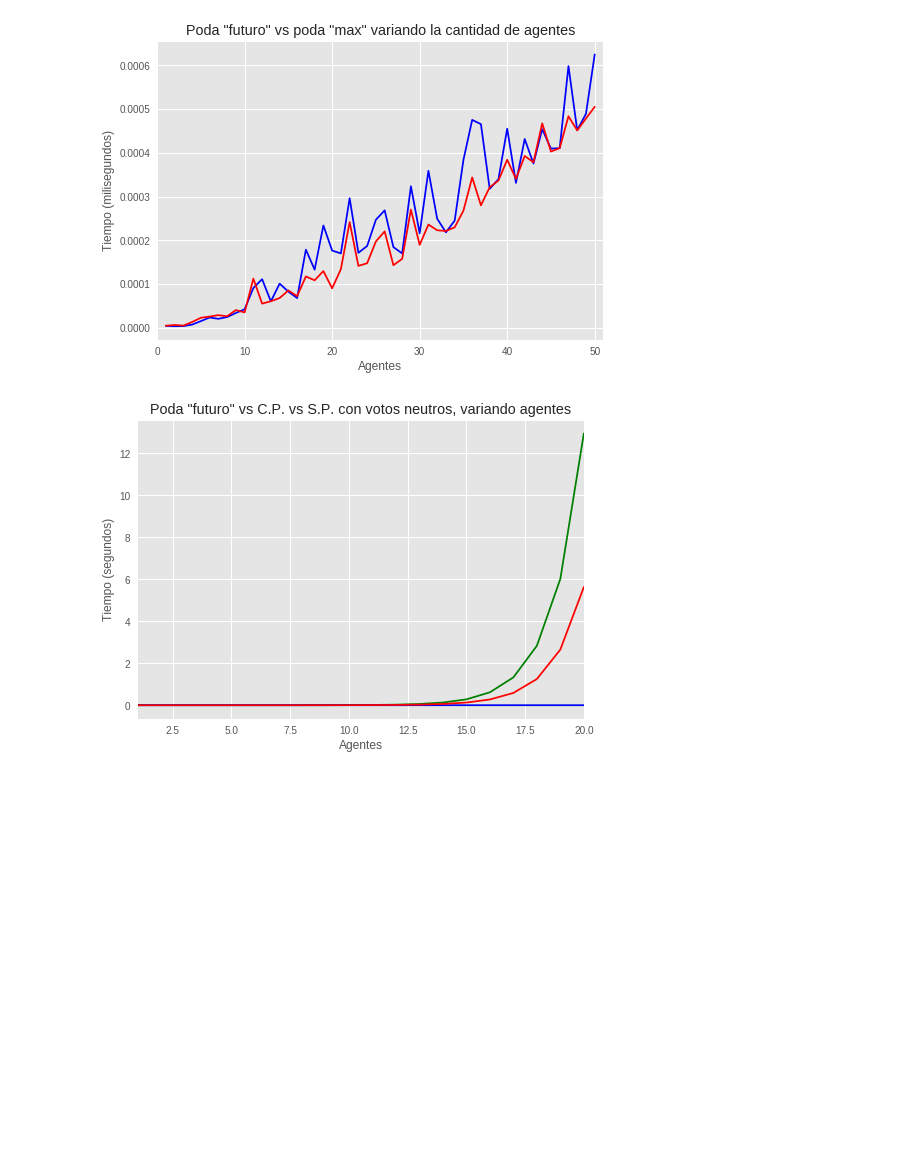
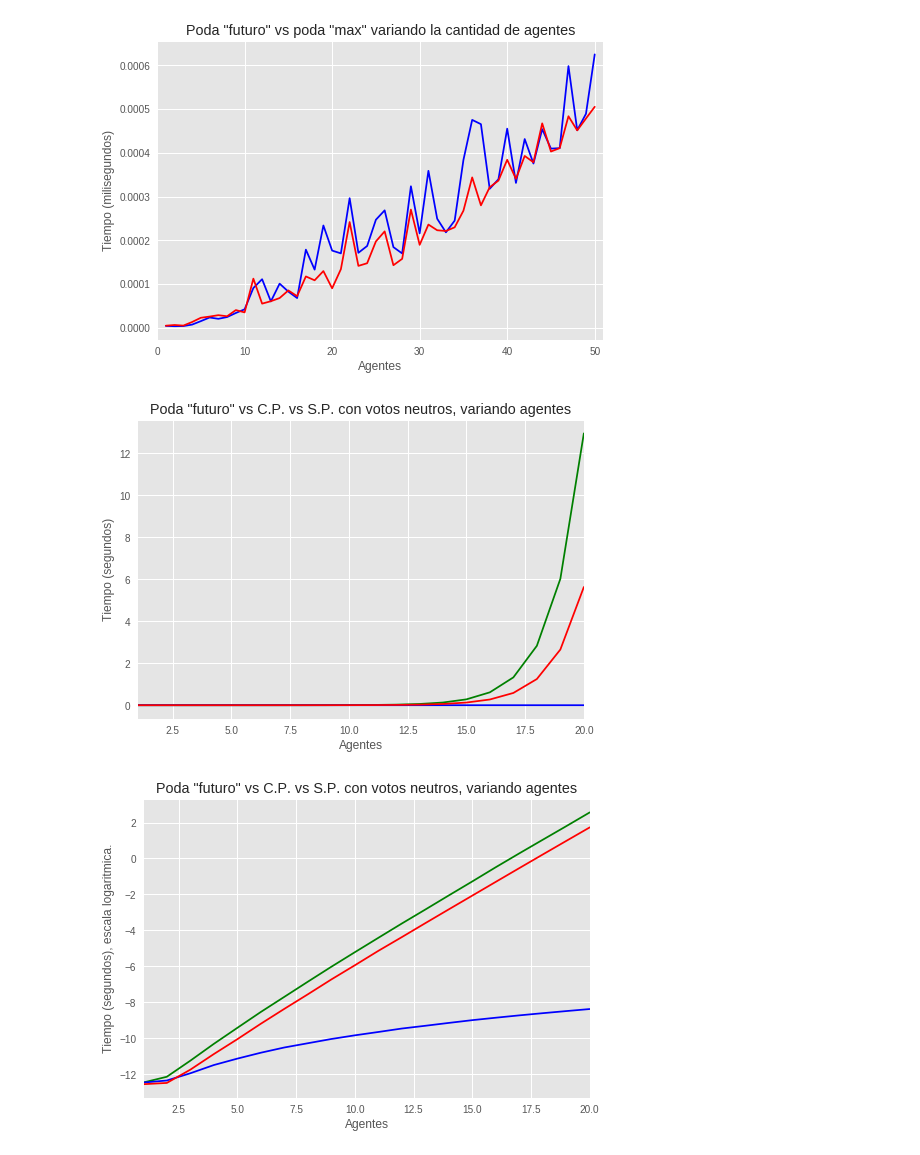
Before and after one commit to istng/Algo3-TP1, a Jupyter notebook: resultados/graficador.ipynb, the cells around one changed output. Saved outputs shown, nothing was run; the diff lists cells and outputs as text; code cells hidden in the pictures; blank space fills up the shorter version.

Commit message:
va el graficador hecho y derecho

```diff
--- a/resultados/graficador.ipynb
+++ b/resultados/graficador.ipynb
@@ -123,33 +121,45 @@ mostrar()
 
 #0 agentesVariados_conPodaFuturo (ROJO) vs 1 agentesVariados_conPodaMax (AZUL)
 df_todos[3]['tiempo'] = df_todos[3]['tiempo']*1000
 df_todos[2]['tiempo'] = df_todos[2]['tiempo']*1000
 graficador(df_todos[1], 'agentes', 'tiempo', 'S.P. vs C.P. variando la cantidad de agentes', 'Agentes', 'Tiempo (milisegundos)', True, 'b')
 graficador(df_todos[0], 'agentes', 'tiempo', 'Poda "futuro" vs poda "max" variando la cantidad de agentes', 'Agentes', 'Tiempo (milisegundos)', True, 'r')
 sns.plt.xlim((0,51))
 mostrar()
 
+
 #4 cerosVariados_conPodaFuturo (VERDE) vs 5 cerosVariados_conPodas (AZUL) vs 6 cerosVariados_sinPodas (ROJO)
-graficador(df_todos[4], 'agentes', 'tiempo', 'Poda "futuro" vs poda "max" variando la cantidad de votos', 'Votos', 'Tiempo (segundos)', True, 'g')
-graficador(df_todos[5], 'agentes', 'tiempo', 'Poda "futuro" vs poda "max" variando la cantidad de votos', 'Votos', 'Tiempo (segundos)', True, 'b')
+graficador(df_todos[4], 'agentes', 'tiempo', 'Poda "futuro" vs C.P. vs S.P. con votos neutros, variando agentes', 'Agentes', 'Tiempo (segundos)', True, 'g')
+graficador(df_todos[5], 'agentes', 'tiempo', 'Poda "futuro" vs C.P. vs S.P. con votos neutros, variando agentes', 'Agentes', 'Tiempo (segundos)', True, 'b')
 graficador(df_todos[6], 'agentes', 'tiempo', 'Poda "futuro" vs C.P. vs S.P. con votos neutros, variando agentes', 'Agentes', 'Tiempo (segundos)', True, 'r')
-ax.set_yscale('log')
 #sns.plt.xlim((0,45))
 mostrar()
+
+
+#4 cerosVariados_conPodaFuturo (VERDE) vs 5 cerosVariados_conPodas (AZUL) vs 6 cerosVariados_sinPodas (ROJO)
+df_todos[4]['tiempo'] = np.log(df_todos[4]['tiempo'])
+df_todos[5]['tiempo'] = np.log(df_todos[5]['tiempo'])
+df_todos[6]['tiempo'] = np.log(df_todos[6]['tiempo'])
+graficador(df_todos[4], 'agentes', 'tiempo', 'Poda "futuro" vs C.P. vs S.P. con votos neutros, variando agentes', 'Agentes', 'Tiempo (segundos), escala logaritmica.', True, 'g')
+graficador(df_todos[5], 'agentes', 'tiempo', 'Poda "futuro" vs C.P. vs S.P. con votos neutros, variando agentes', 'Agentes', 'Tiempo (segundos), escala logaritmica.', True, 'b')
+graficador(df_todos[6], 'agentes', 'tiempo', 'Poda "futuro" vs C.P. vs S.P. con votos neutros, variando agentes', 'Agentes', 'Tiempo (segundos), escala logaritmica.', True, 'r')
+#sns.plt.xlim((0,45))
+mostrar()
 # %% [output]
 0 agentesVariados_conPodaFuturo
 1 agentesVariados_conPodaMax
 2 agentesVariados_conPodas
 3 agentesVariados_sinPodas
 4 cerosVariados_conPodaFuturo
 5 cerosVariados_conPodas
 6 cerosVariados_sinPodas
 7 votosVariados_conPodaFuturo
 8 votosVariados_conPodaMax
 9 votosVariados_conPodas
 10 votosVariados_sinPodas
 [figure]
 [figure]
 [figure]
 [figure]
 [figure]
+[figure, added]
```
Also changed, not shown: parts of 1 cell of this notebook.
